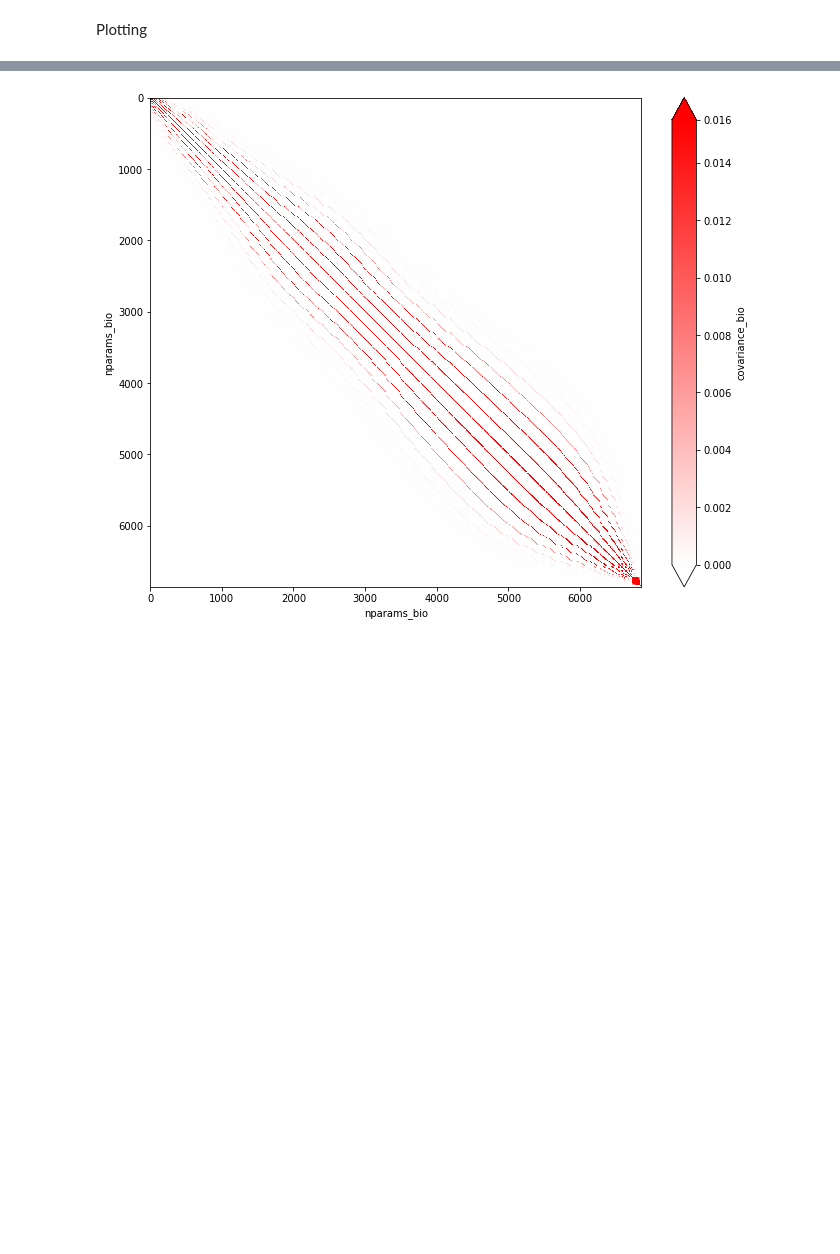
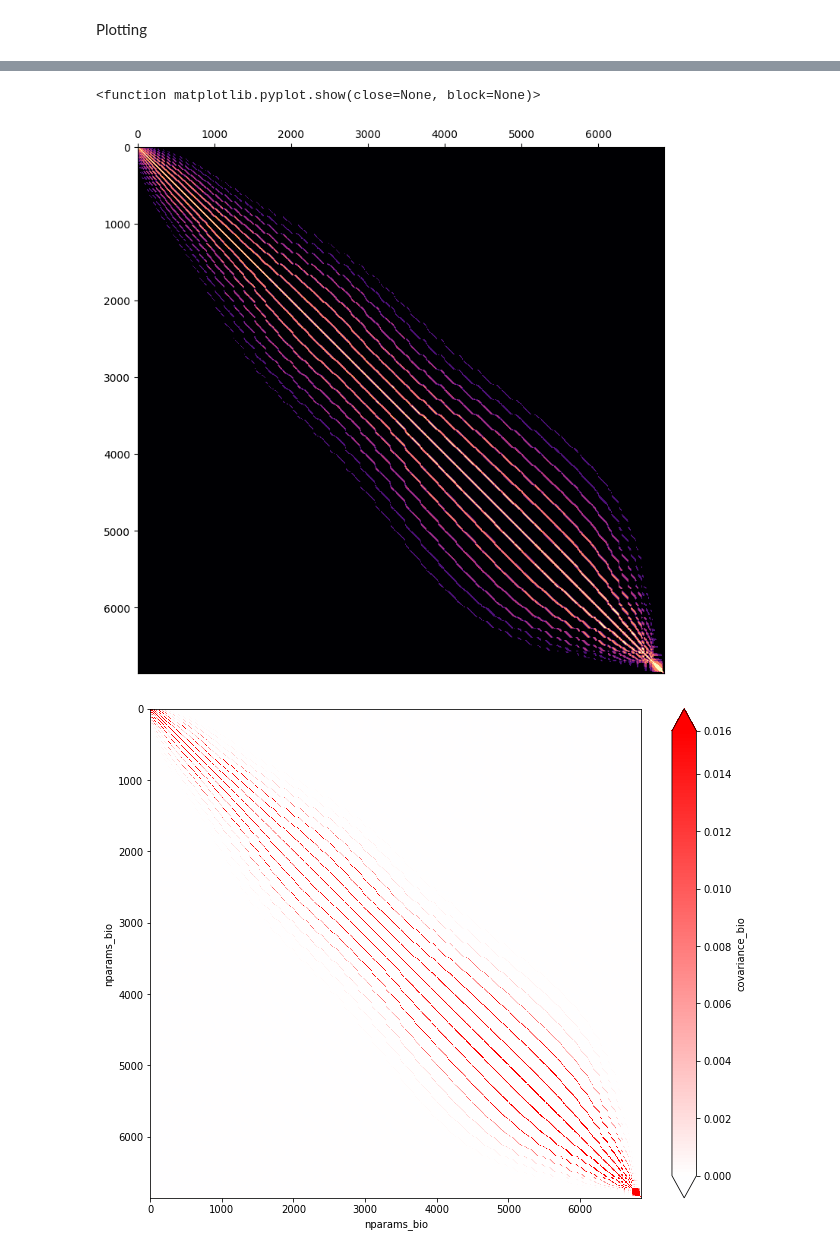
Before and after one commit to AkiTsuruta/MI-AIM, a Jupyter notebook: test_suite.ipynb, the cells around one changed output, grey strips where cells are left out. Drawn from its saved outputs; the diff is of its cells as text; code cells hidden in the pictures; blank space fills up the shorter version.

```diff
--- a/test_suite.ipynb
+++ b/test_suite.ipynb
@@ -100,3 +115,11 @@ plt.show()
+# %%
+fig, ax = plt.subplots(figsize = (11,9))
+pcm = ax.imshow(bio_2, norm = colors.BoundaryNorm(boundaries=bounds, ncolors=256, extend='both'), cmap='magma')
+ax.tick_params(top=True, labeltop=True, bottom=False, labelbottom=False)
+plt.show
+# %% [output]
+<function matplotlib.pyplot.show(close=None, block=None)>
+[figure, added]
 # %%
 import numpy as np
 import matplotlib as mpl
```
Also changed, not shown: parts of 5 cells of this notebook, 3 other files.
